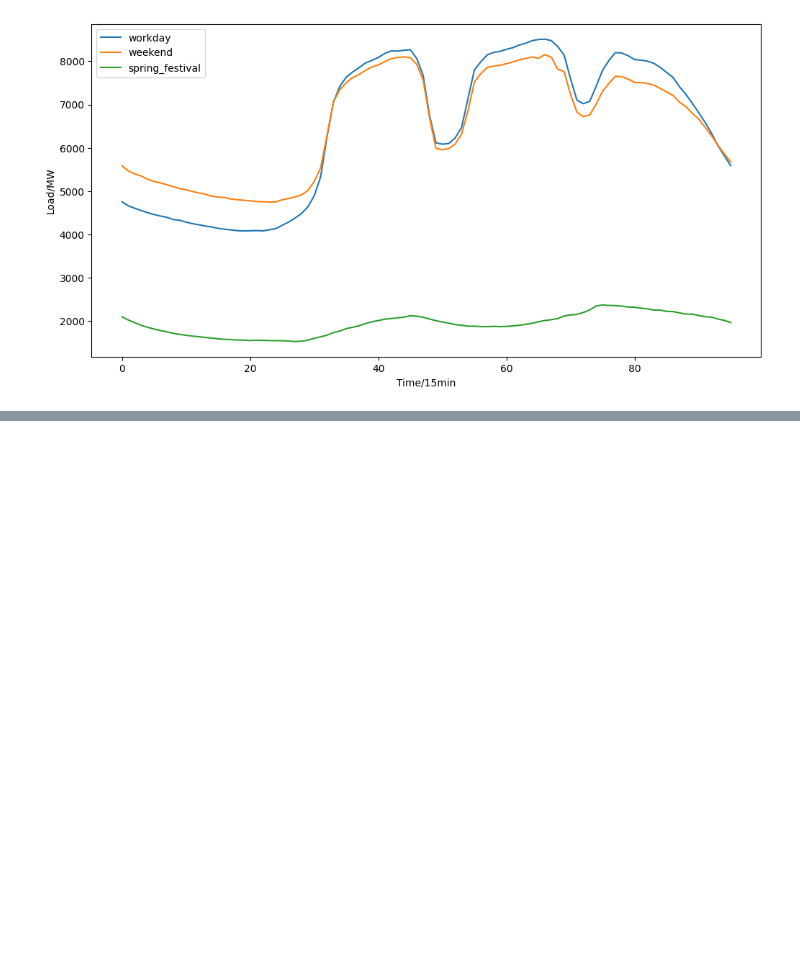
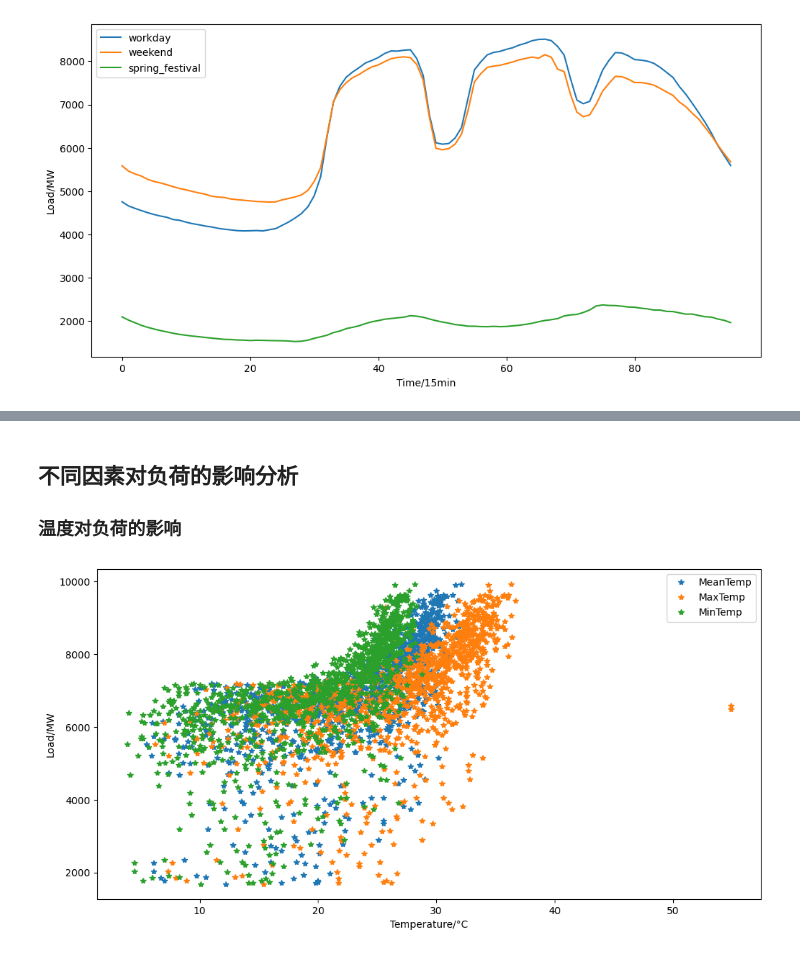
Before and after one commit to John-Chen92/Electricity_Load_Forecast, a Jupyter notebook: data_analyse.ipynb, the cells around one changed output, grey strips where cells are left out. Drawn from its saved outputs; the diff is of its cells as text; code cells hidden in the pictures; blank space fills up the shorter version.

Commit message:
Completed data analysis

```diff
--- a/data_analyse.ipynb
+++ b/data_analyse.ipynb
@@ -280,3 +282,28 @@ plt.show()
 对比论文
 
 ![The_impact_curve_of_date_type_on_load](image\thesis\The_impact_curve_of_date_type_on_load.png)
+# %% [markdown]
+## 不同因素对负荷的影响分析
+### 温度对负荷的影响
+# %%
+# 选取2012年-2014年的天气数据对负荷进行分析
+data = pd.read_csv('data/Area1_Load_clean.csv')
+weather = pd.read_csv('data/Area1_Weather.csv')
+# 对日期进行处理
+data['YMD'] = pd.to_datetime(data['YMD'])
+weather['YMD'] = pd.to_datetime(weather['YMD'])
+# 选取2012年-2014年的数据
+data = data[(data['YMD'] >= '2012-01-01') & (data['YMD'] < '2015-01-01')]
+weather = weather[(weather['YMD'] >= '2012-01-01') & (weather['YMD'] < '2015-01-01')]
+# 将日平均气温、日最高气温、日最低气温对应的日平均负荷进行可视化
+plt.figure(figsize=(12, 6))
+plt.plot(weather['Avg_Temperature'], data['MeanLoad'], linestyle='None', marker='*', label='MeanTemp')
+plt.plot(weather['Max_Temperature'], data['MeanLoad'], linestyle='None', marker='*', label='MaxTemp')
+plt.plot(weather['Min_Temperature'], data['MeanLoad'], linestyle='None', marker='*', label='MinTemp')
+# 添加标签
+plt.xlabel('Temperature/°C')
+plt.ylabel('Load/MW')
+plt.legend()
+plt.show()
+# %% [output]
+[figure, added]
```
Also changed, not shown: parts of 22 cells of this notebook, 17 other files.
